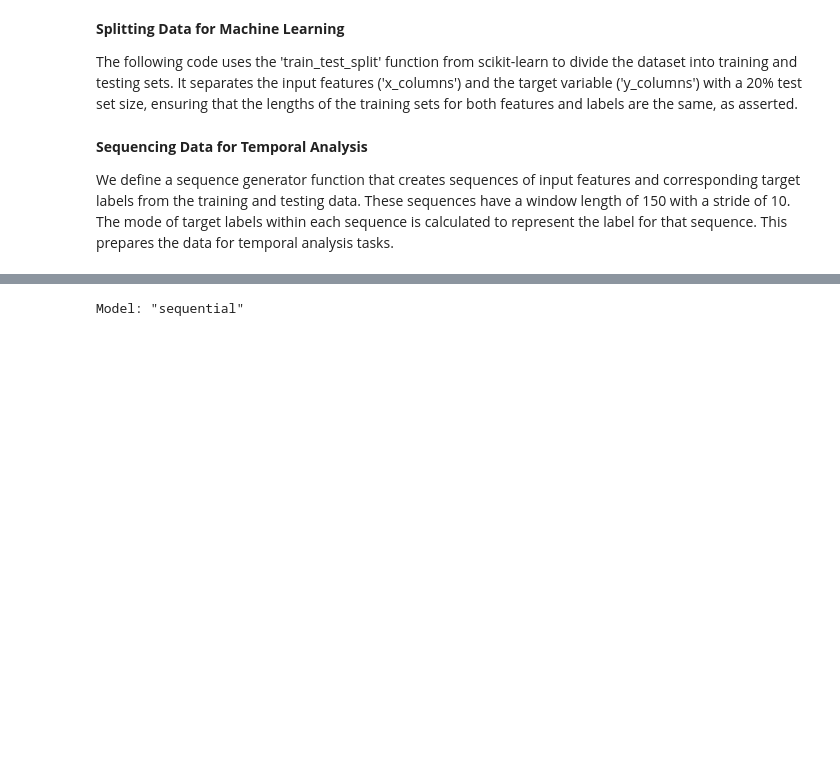
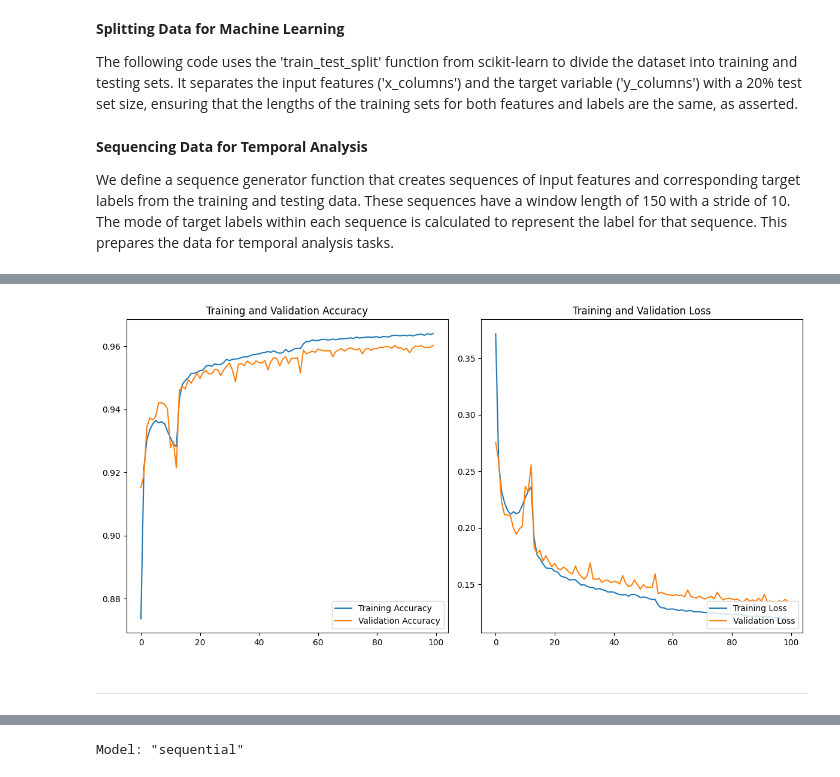
Before and after one commit to marina-moreira/mei-approf, a Jupyter notebook: RNN/notebooks/03_modelDevelopmentTradicionalRNN.ipynb, the cells around one changed output, grey strips where cells are left out. Cells and saved outputs as stored; diff of their text form; code cells hidden in the pictures; blank space fills up the shorter version.

```diff
--- a/RNN/notebooks/03_modelDevelopmentTradicionalRNN.ipynb
+++ b/RNN/notebooks/03_modelDevelopmentTradicionalRNN.ipynb
@@ -104,2 +99,0 @@ EPOCHS_SIZE = 10
-# %%
-X_seq, y_seq = create_sequences(X, y, WINDOW_LENGTH)
@@ -154,0 +151,4 @@ This code snippet utilizes the Keras library to build a deep learning model for
+# %%
+WINDOW_LENGTH = 20
+
+X_train, X_test, y_train, y_test = prepare_data(df_motionSense, WINDOW_LENGTH)
@@ -154,0 +221,14 @@ This code snippet utilizes the Keras library to build a deep learning model for
+# %%
+import pickle
+from tensorflow.keras.models import load_model
+
+# Caminho para os arquivos
+history_path = 'models/model_1/h1/history_1.pkl'
+model_path = 'models/model_1/model_1.h5'
+
+# Carregar o histórico do treinamento
+with open(history_path, 'rb') as f:
+    history_1 = pickle.load(f)
+
+# Carregar o modelo treinado
+model_1 = load_model(model_path)
@@ -154,0 +237,33 @@ This code snippet utilizes the Keras library to build a deep learning model for
+# %%
+import matplotlib.pyplot as plt
+
+loss, accuracy = model_1.evaluate(X_test, y_test)
+print(f'Test loss: {loss}, Test accuracy: {accuracy}')
+
+acc = history_1["accuracy"]
+val_acc = history_1["val_accuracy"]
+
+loss = history_1["loss"]
+val_loss = history_1["val_loss"]
+
+EPOCHS = len(acc)
+
+plt.figure(figsize=(12, 6))
+
+# Plotar a acurácia de treinamento e validação
+plt.subplot(1, 2, 1)
+plt.plot(range(EPOCHS), acc, label="Training Accuracy")
+plt.plot(range(EPOCHS), val_acc, label="Validation Accuracy")
+plt.legend(loc="lower right")
+plt.title("Training and Validation Accuracy")
+
+# Plotar a perda de treinamento e validação
+plt.subplot(1, 2, 2)
+plt.plot(range(EPOCHS), loss, label="Training Loss")
+plt.plot(range(EPOCHS), val_loss, label="Validation Loss")
+plt.legend(loc="lower right")
+plt.title("Training and Validation Loss")
+
+plt.tight_layout()  # Garante espaçamento adequado entre os subplots
+plt.show()
+# %% [output]
@@ -154,0 +272,3 @@ This code snippet utilizes the Keras library to build a deep learning model for
+[figure, added]
+# %% [markdown]
+---
```
Also changed, not shown: parts of 109 cells of this notebook, 2 other files.
